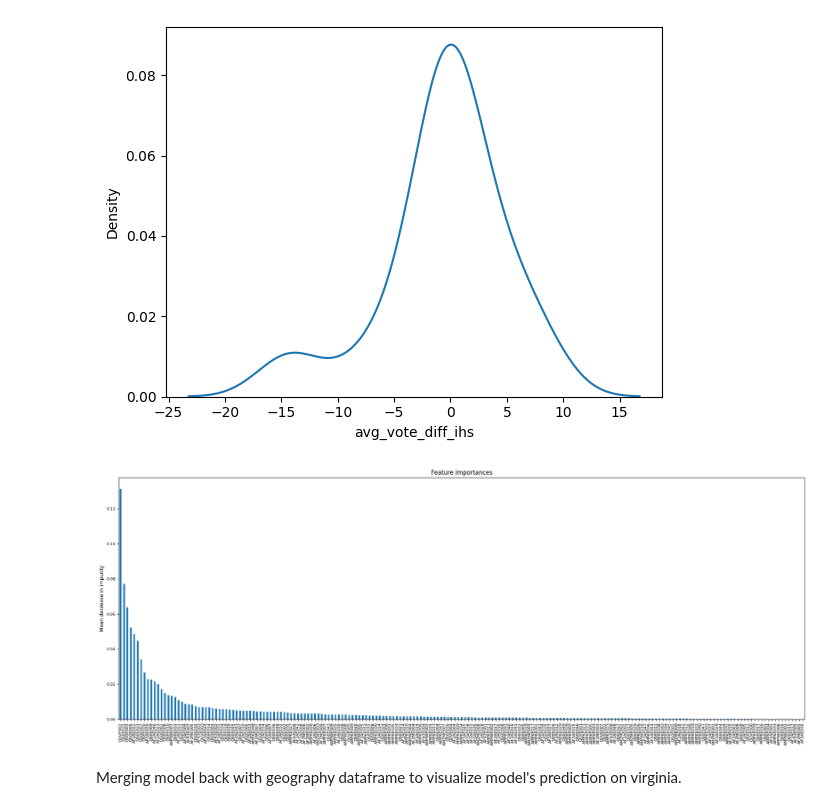
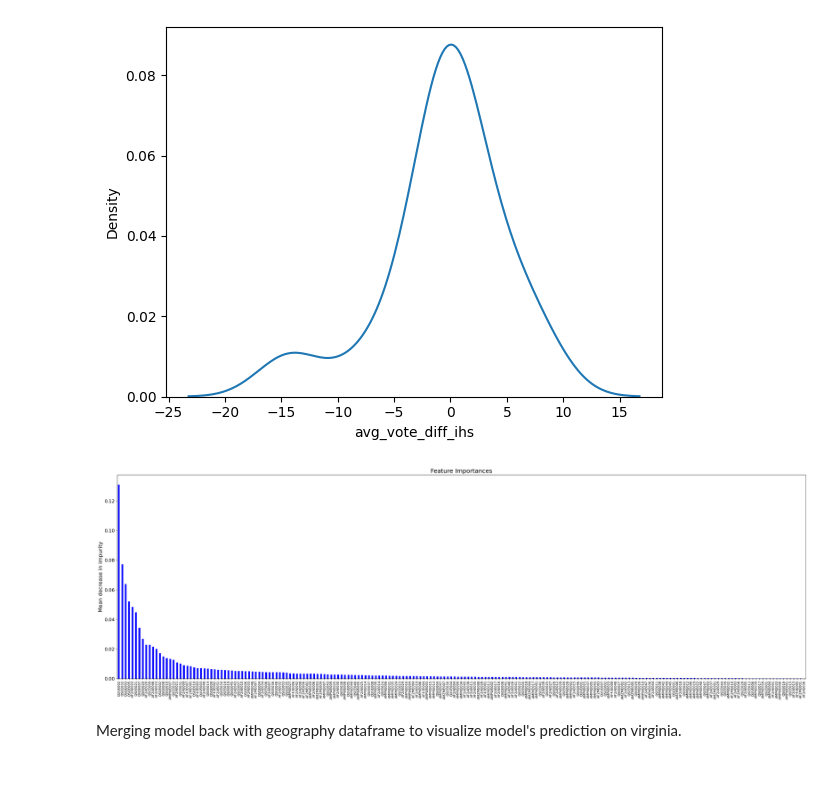
Before and after one commit to ryandinnh/project_voting, a Jupyter notebook: va_voting(recovery).ipynb, the cells around one changed output. Drawn from its saved outputs; the diff is of its cells as text; code cells hidden in the pictures; blank space fills up the shorter version.

Commit message:
Reran the feature importance section

```diff
--- a/va_voting(recovery).ipynb
+++ b/va_voting(recovery).ipynb
@@ -403,29 +403,30 @@ sns.kdeplot(x=residual)
 <Axes: xlabel='avg_vote_diff_ihs', ylabel='Density'>
 [figure]
 # %%
-# Variable importance plot:
+#feauture importance plot
 import matplotlib.pyplot as plt
 import pandas as pd
 
 forest_importances = pd.Series(rf.feature_importances_, index=X_train.columns)
 sorted_importances = forest_importances.sort_values(ascending=False)
+plt.figure(figsize=(30, 10))
 
-#plot dimensions (i exported it as a png so its easier to view the variable names)
-plt.figure(figsize=(20, 8))  #adjust size
-ax.set_title('Feature Importances')
-ax.set_ylabel('Mean decrease in impurity')
-plt.xticks(rotation=90)
+#feature importances with a bar chart
+sorted_importances.plot(kind='bar', color='blue')
 
-#set font size for readability
-plt.xticks(fontsize=8)
-plt.yticks(fontsize=8)
+plt.title('Feature Importances', fontsize=18)
+plt.ylabel('Mean decrease in impurity', fontsize=16)
+plt.xticks(rotation=90, fontsize=10)
+plt.yticks(fontsize=14)
 
 plt.tight_layout()
+
+#export plot
 plt.savefig('feature_importances.png', dpi=300)
 
 plt.show()
 # %% [output]
-[figure, old version]
+[figure, new version]
 # %% [markdown]
 Merging model back with geography dataframe to visualize model's prediction on virginia.
 # %%
```
Also changed, not shown: 1 other file.
